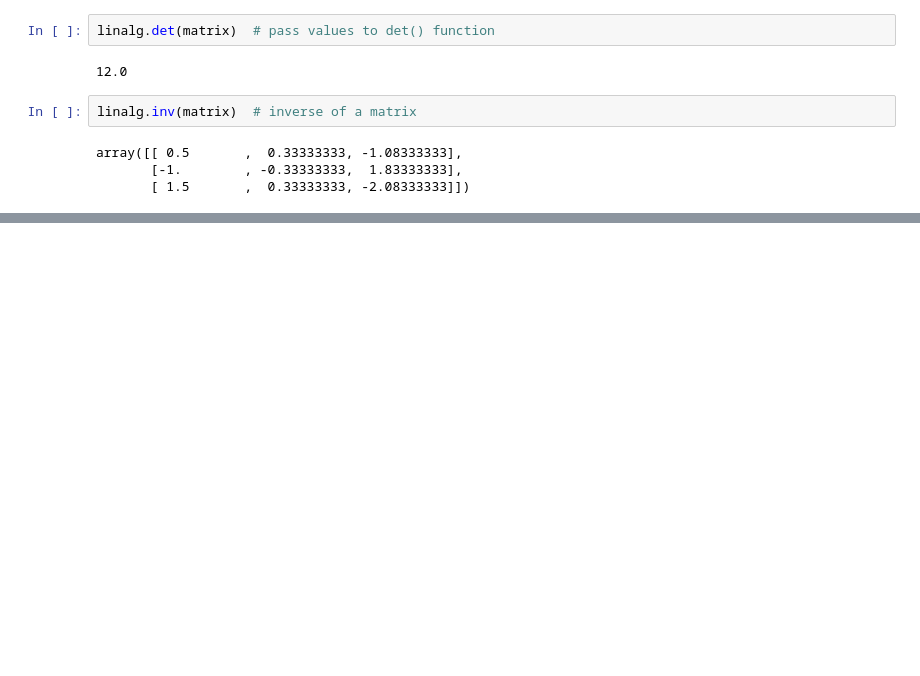
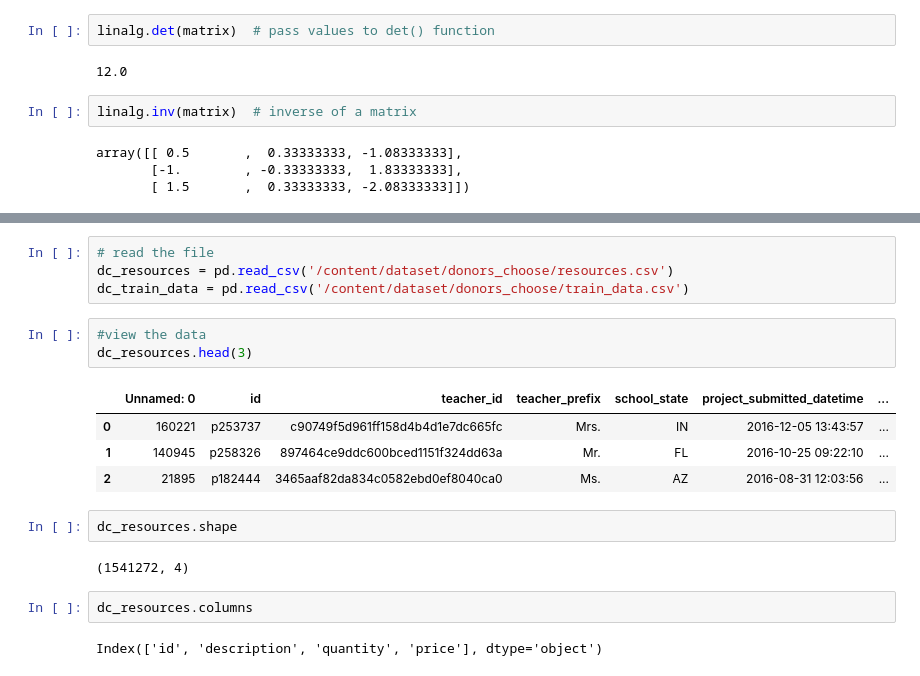
Before and after one commit to arutraj/ML_Basics, a Jupyter notebook: PythonBasics.ipynb, the cells around one changed output, grey strips where cells are left out. Cells and saved outputs as stored; diff of their text form; blank space fills up the shorter version.

```diff
--- a/PythonBasics.ipynb
+++ b/PythonBasics.ipynb
@@ -64,0 +93,20 @@ array([[ 0.5       ,  0.33333333, -1.08333333],
+# %%
+# read the file
+dc_resources = pd.read_csv('/content/dataset/donors_choose/resources.csv')
+dc_train_data = pd.read_csv('/content/dataset/donors_choose/train_data.csv')
+# %%
+#view the data
+dc_resources.head(3)
+# %% [output]
+|  | Unnamed: 0 | id | teacher_id | teacher_prefix | school_state | project_submitted_datetime | ... |
+| 0 | 160221 | p253737 | c90749f5d961ff158d4b4d1e7dc665fc | Mrs. | IN | 2016-12-05 13:43:57 | ... |
+| 1 | 140945 | p258326 | 897464ce9ddc600bced1151f324dd63a | Mr. | FL | 2016-10-25 09:22:10 | ... |
+| 2 | 21895 | p182444 | 3465aaf82da834c0582ebd0ef8040ca0 | Ms. | AZ | 2016-08-31 12:03:56 | ... |
+# %%
+dc_resources.shape
+# %% [output]
+(1541272, 4)
+# %%
+dc_resources.columns
+# %% [output]
+Index(['id', 'description', 'quantity', 'price'], dtype='object')
```
Also changed, not shown: parts of 20 cells of this notebook.
